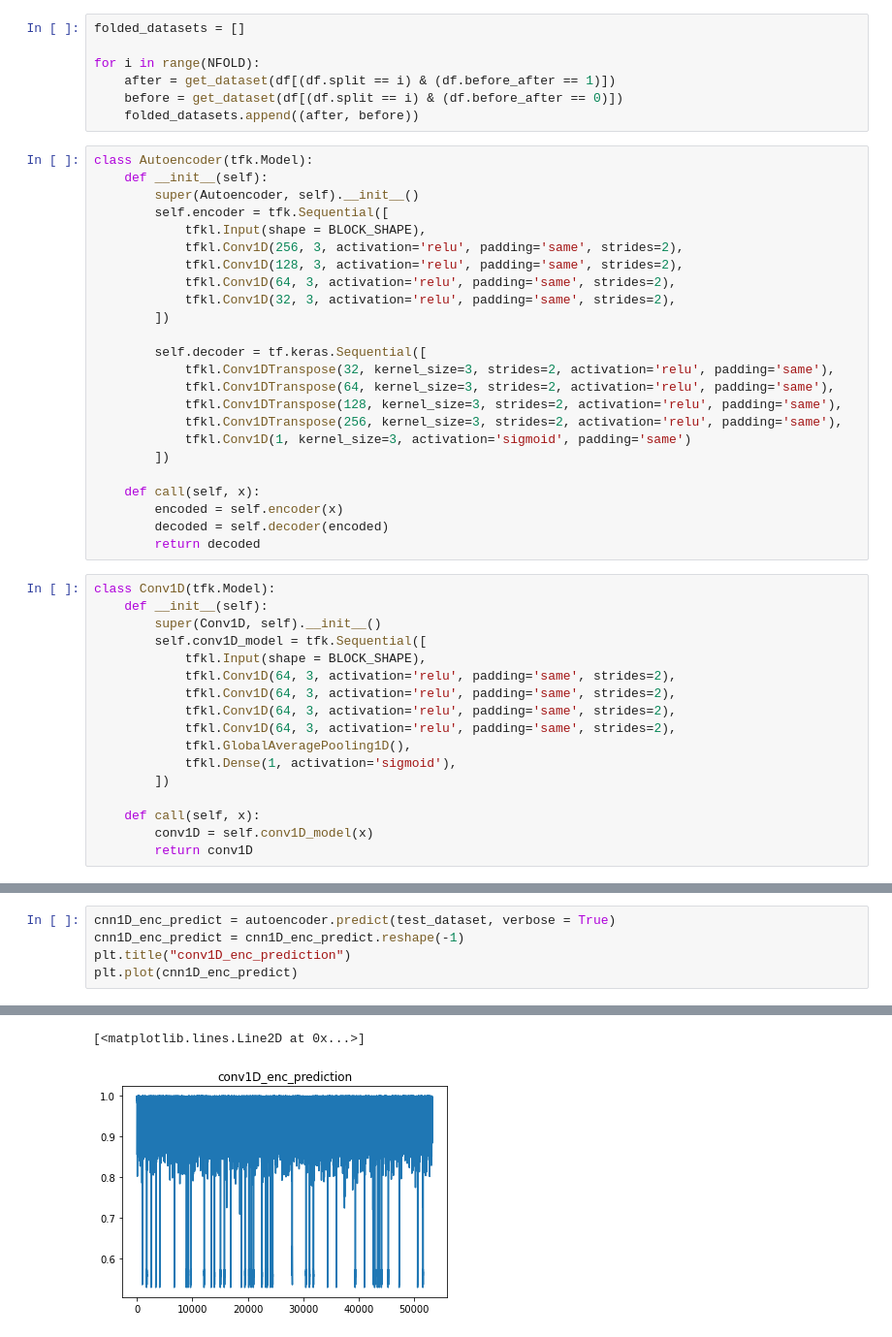
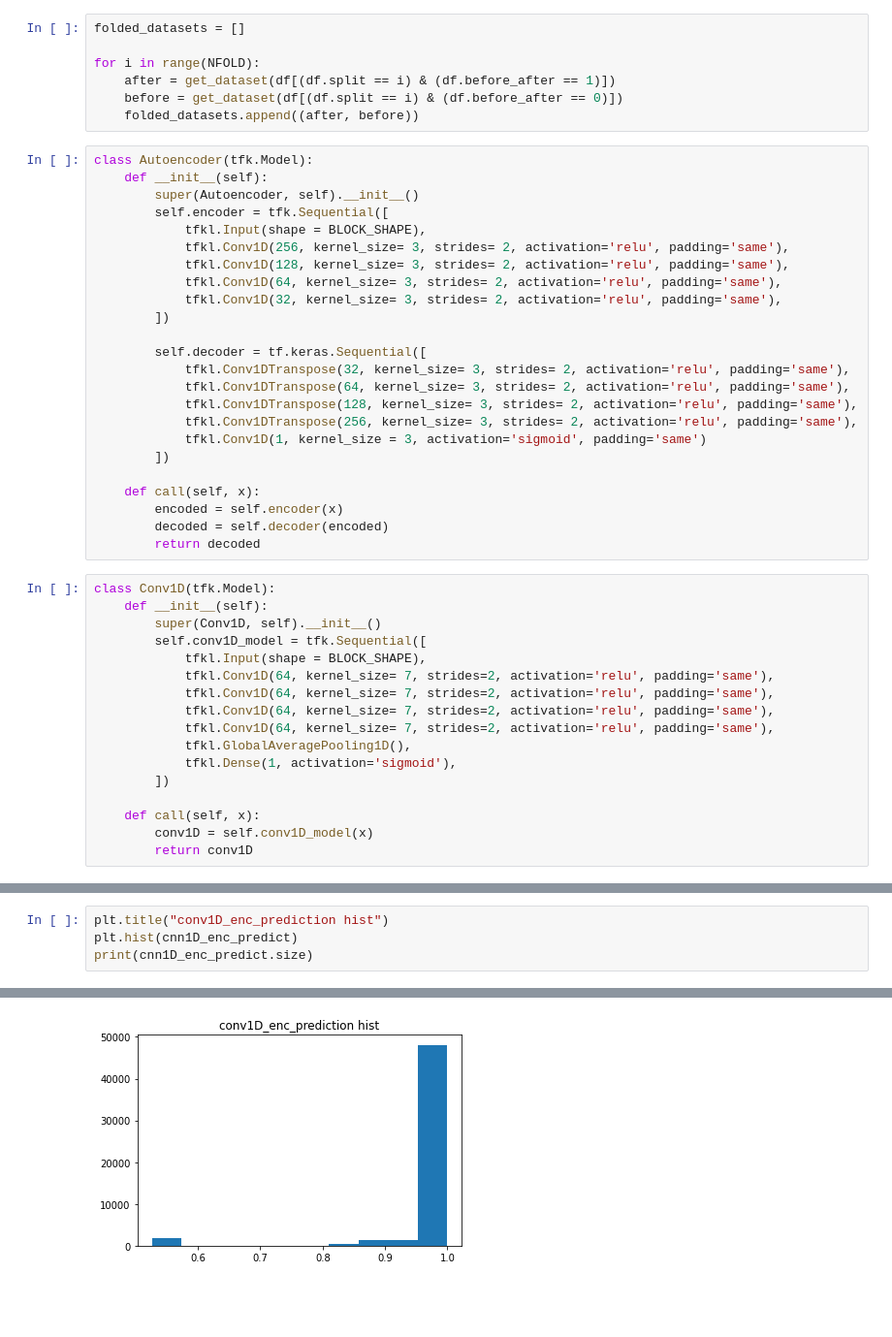
Before and after one commit to fantasia1314/Capstone_NGAFID, a Jupyter notebook: Con1D-Autoencoder-v2.ipynb, the cells around one changed output, grey strips where cells are left out. Shown at 97% size. Drawn from its saved outputs; the diff is of its cells as text; blank space fills up the shorter version.

Commit message:
try different kernal size

```diff
--- a/Con1D-Autoencoder-v2.ipynb
+++ b/Con1D-Autoencoder-v2.ipynb
@@ -172,18 +172,18 @@ class Autoencoder(tfk.Model):
         super(Autoencoder, self).__init__()
         self.encoder = tfk.Sequential([
             tfkl.Input(shape = BLOCK_SHAPE),
-            tfkl.Conv1D(256, 3, activation='relu', padding='same', strides=2),
-            tfkl.Conv1D(128, 3, activation='relu', padding='same', strides=2),
-            tfkl.Conv1D(64, 3, activation='relu', padding='same', strides=2),
-            tfkl.Conv1D(32, 3, activation='relu', padding='same', strides=2),
+            tfkl.Conv1D(256, kernel_size= 3, strides= 2, activation='relu', padding='same'),
+            tfkl.Conv1D(128, kernel_size= 3, strides= 2, activation='relu', padding='same'),
+            tfkl.Conv1D(64, kernel_size= 3, strides= 2, activation='relu', padding='same'),
+            tfkl.Conv1D(32, kernel_size= 3, strides= 2, activation='relu', padding='same'),
         ])
 
         self.decoder = tf.keras.Sequential([
-            tfkl.Conv1DTranspose(32, kernel_size=3, strides=2, activation='relu', padding='same'),
-            tfkl.Conv1DTranspose(64, kernel_size=3, strides=2, activation='relu', padding='same'),
-            tfkl.Conv1DTranspose(128, kernel_size=3, strides=2, activation='relu', padding='same'),
-            tfkl.Conv1DTranspose(256, kernel_size=3, strides=2, activation='relu', padding='same'),
-            tfkl.Conv1D(1, kernel_size=3, activation='sigmoid', padding='same')
+            tfkl.Conv1DTranspose(32, kernel_size= 3, strides= 2, activation='relu', padding='same'),
+            tfkl.Conv1DTranspose(64, kernel_size= 3, strides= 2, activation='relu', padding='same'),
+            tfkl.Conv1DTranspose(128, kernel_size= 3, strides= 2, activation='relu', padding='same'),
+            tfkl.Conv1DTranspose(256, kernel_size= 3, strides= 2, activation='relu', padding='same'),
+            tfkl.Conv1D(1, kernel_size = 3, activation='sigmoid', padding='same')
         ])
 
     def call(self, x):
@@ -196,10 +196,10 @@ class Conv1D(tfk.Model):
         super(Conv1D, self).__init__()
         self.conv1D_model = tfk.Sequential([
             tfkl.Input(shape = BLOCK_SHAPE),
-            tfkl.Conv1D(64, 3, activation='relu', padding='same', strides=2),
-            tfkl.Conv1D(64, 3, activation='relu', padding='same', strides=2),
-            tfkl.Conv1D(64, 3, activation='relu', padding='same', strides=2),
-            tfkl.Conv1D(64, 3, activation='relu', padding='same', strides=2),
+            tfkl.Conv1D(64, kernel_size= 7, strides=2, activation='relu', padding='same'),
+            tfkl.Conv1D(64, kernel_size= 7, strides=2, activation='relu', padding='same'),
+            tfkl.Conv1D(64, kernel_size= 7, strides=2, activation='relu', padding='same'),
+            tfkl.Conv1D(64, kernel_size= 7, strides=2, activation='relu', padding='same'),
             tfkl.GlobalAveragePooling1D(),
             tfkl.Dense(1, activation='sigmoid'),
         ])
@@ -328,6 +337,5 @@ for i in range(NFOLD-1):
 # %%
-cnn1D_enc_predict = autoencoder.predict(test_dataset, verbose = True)
-cnn1D_enc_predict = cnn1D_enc_predict.reshape(-1)
-plt.title("conv1D_enc_prediction")
-plt.plot(cnn1D_enc_predict)
+plt.title("conv1D_enc_prediction hist")
+plt.hist(cnn1D_enc_predict)
+print(cnn1D_enc_predict.size)
 # %% [output]
@@ -335,2 +343 @@ plt.plot(cnn1D_enc_predict)
-[<matplotlib.lines.Line2D at 0x...>]
-[figure, old version]
+[figure, new version]
```
Also changed, not shown: parts of 10 cells of this notebook.
